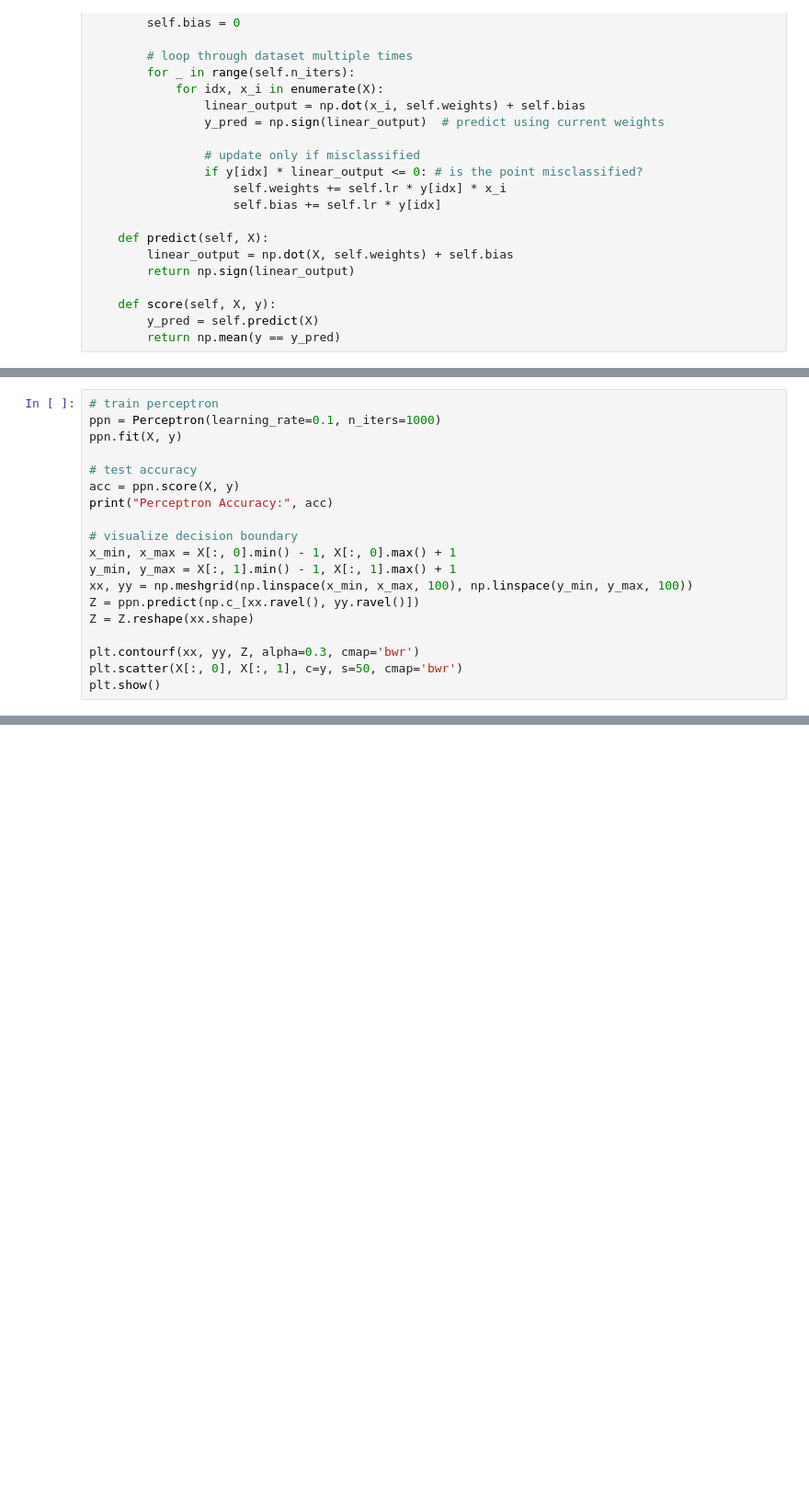
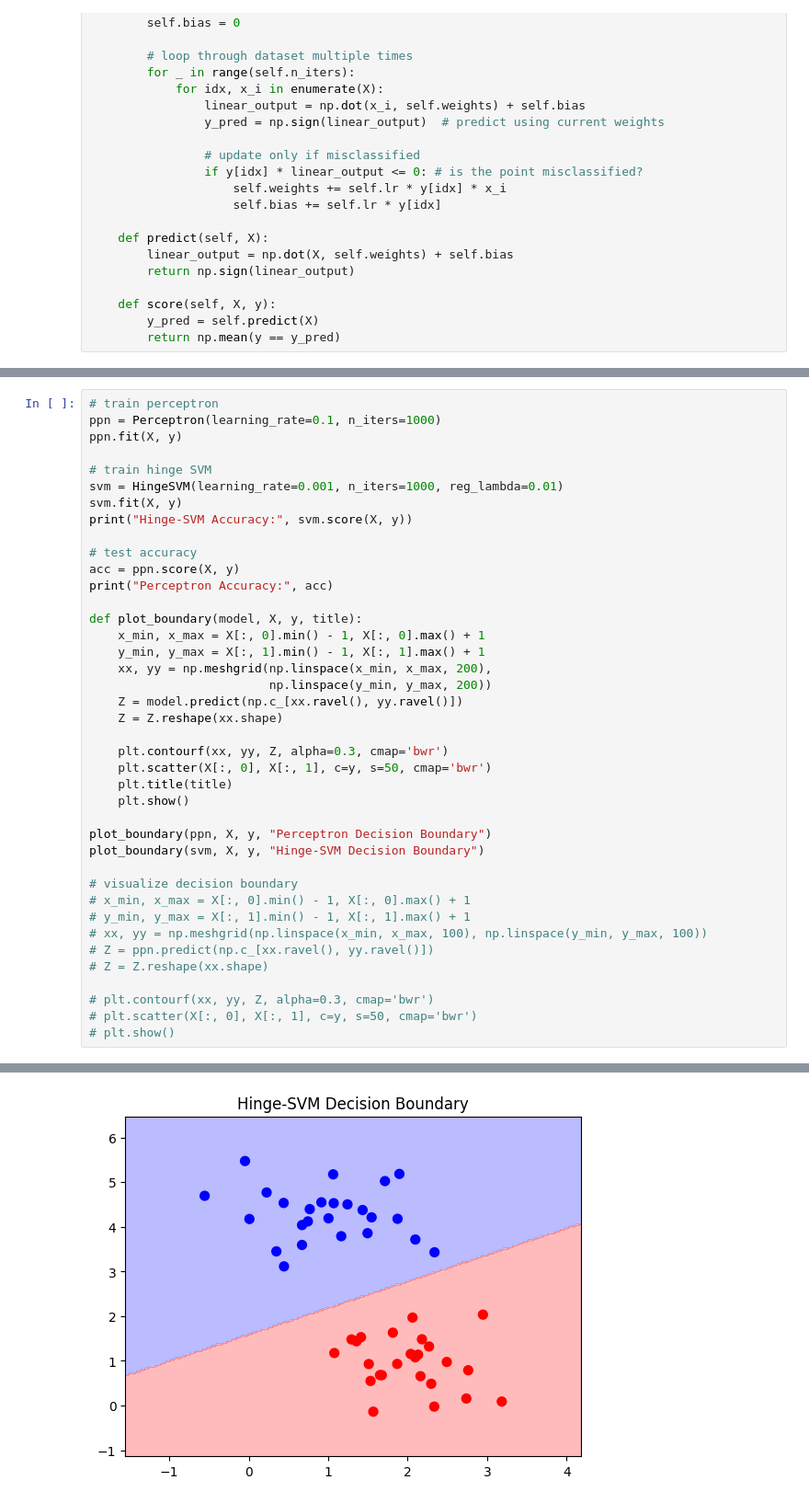
Before and after one commit to emw8105/machine-learning, a Jupyter notebook: HW1/svm-perceptron.ipynb, the cells around one changed output, grey strips where cells are left out. Shown at 92% size. Drawn from its saved outputs; the diff is of its cells as text; blank space fills up the shorter version.

Commit message:
hinge loss implementation

```diff
--- a/HW1/svm-perceptron.ipynb
+++ b/HW1/svm-perceptron.ipynb
@@ -53,18 +86,39 @@ class Perceptron:
 ppn = Perceptron(learning_rate=0.1, n_iters=1000)
 ppn.fit(X, y)
 
+# train hinge SVM
+svm = HingeSVM(learning_rate=0.001, n_iters=1000, reg_lambda=0.01)
+svm.fit(X, y)
+print("Hinge-SVM Accuracy:", svm.score(X, y))
+
 # test accuracy
 acc = ppn.score(X, y)
 print("Perceptron Accuracy:", acc)
 
+def plot_boundary(model, X, y, title):
+    x_min, x_max = X[:, 0].min() - 1, X[:, 0].max() + 1
+    y_min, y_max = X[:, 1].min() - 1, X[:, 1].max() + 1
+    xx, yy = np.meshgrid(np.linspace(x_min, x_max, 200),
+                         np.linspace(y_min, y_max, 200))
+    Z = model.predict(np.c_[xx.ravel(), yy.ravel()])
+    Z = Z.reshape(xx.shape)
+
+    plt.contourf(xx, yy, Z, alpha=0.3, cmap='bwr')
+    plt.scatter(X[:, 0], X[:, 1], c=y, s=50, cmap='bwr')
+    plt.title(title)
+    plt.show()
+
+plot_boundary(ppn, X, y, "Perceptron Decision Boundary")
+plot_boundary(svm, X, y, "Hinge-SVM Decision Boundary")
+
 # visualize decision boundary
-x_min, x_max = X[:, 0].min() - 1, X[:, 0].max() + 1
-y_min, y_max = X[:, 1].min() - 1, X[:, 1].max() + 1
-xx, yy = np.meshgrid(np.linspace(x_min, x_max, 100), np.linspace(y_min, y_max, 100))
-Z = ppn.predict(np.c_[xx.ravel(), yy.ravel()])
-Z = Z.reshape(xx.shape)
+# x_min, x_max = X[:, 0].min() - 1, X[:, 0].max() + 1
+# y_min, y_max = X[:, 1].min() - 1, X[:, 1].max() + 1
+# xx, yy = np.meshgrid(np.linspace(x_min, x_max, 100), np.linspace(y_min, y_max, 100))
+# Z = ppn.predict(np.c_[xx.ravel(), yy.ravel()])
+# Z = Z.reshape(xx.shape)
 
-plt.contourf(xx, yy, Z, alpha=0.3, cmap='bwr')
-plt.scatter(X[:, 0], X[:, 1], c=y, s=50, cmap='bwr')
-plt.show()
+# plt.contourf(xx, yy, Z, alpha=0.3, cmap='bwr')
+# plt.scatter(X[:, 0], X[:, 1], c=y, s=50, cmap='bwr')
+# plt.show()
 # %% [output]
@@ -71,2 +126,3 @@ plt.show()
 Perceptron Accuracy: 1.0
 [figure]
+[figure, added]
```
Also changed, not shown: parts of 2 cells of this notebook.
